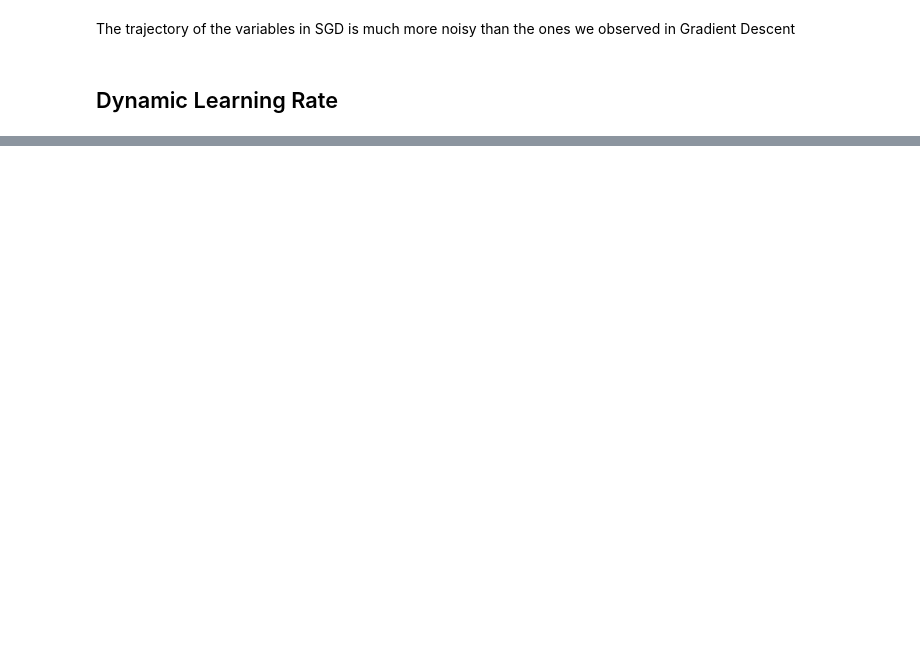
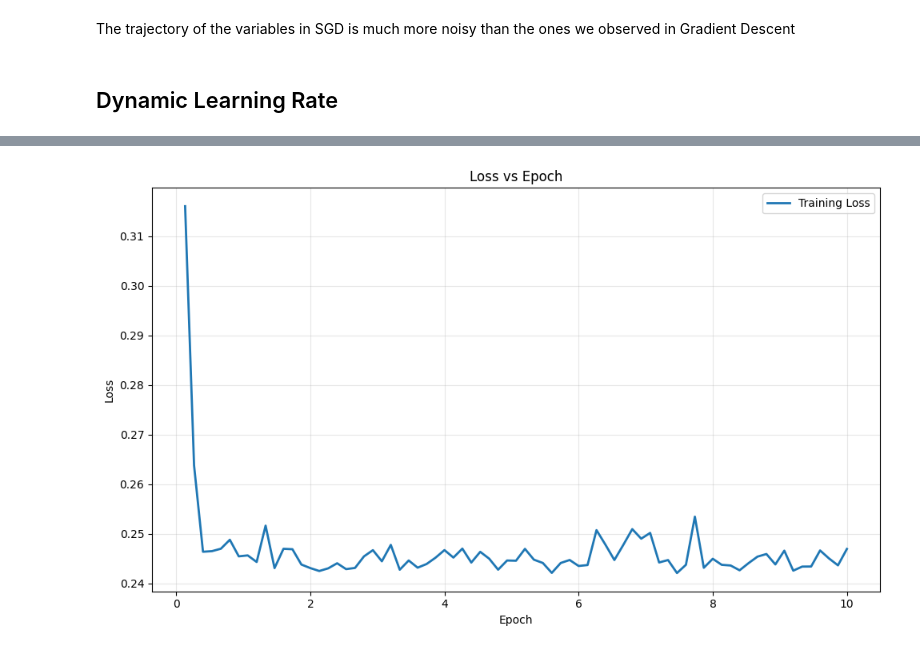
Before and after one commit to ishaanpaul98/Deep-Learning, a Jupyter notebook: Optimization Algorithms/optimization_algorithms.ipynb, the cells around one changed output, grey strips where cells are left out. Saved outputs shown, nothing was run; the diff lists cells and outputs as text; code cells hidden in the pictures; blank space fills up the shorter version.

```diff
--- a/Optimization Algorithms/optimization_algorithms.ipynb
+++ b/Optimization Algorithms/optimization_algorithms.ipynb
@@ -338,0 +589,7 @@ epoch 1000, x1: -0.729313, x2: -0.028798
+# %%
+# 2. Stochastic Gradient Descent (batch_size = 1)
+print("="*50)
+print("2. STOCHASTIC GRADIENT DESCENT (SGD)")
+print("="*50)
+sgd_res = train_sgd(0.005, 1, 10)  # lr=0.005, batch_size=1
+# %% [output]
@@ -338,0 +616 @@ epoch 1000, x1: -0.729313, x2: -0.028798
+[figure, added]
```
Also changed, not shown: parts of 46 cells of this notebook, 1 other file.
